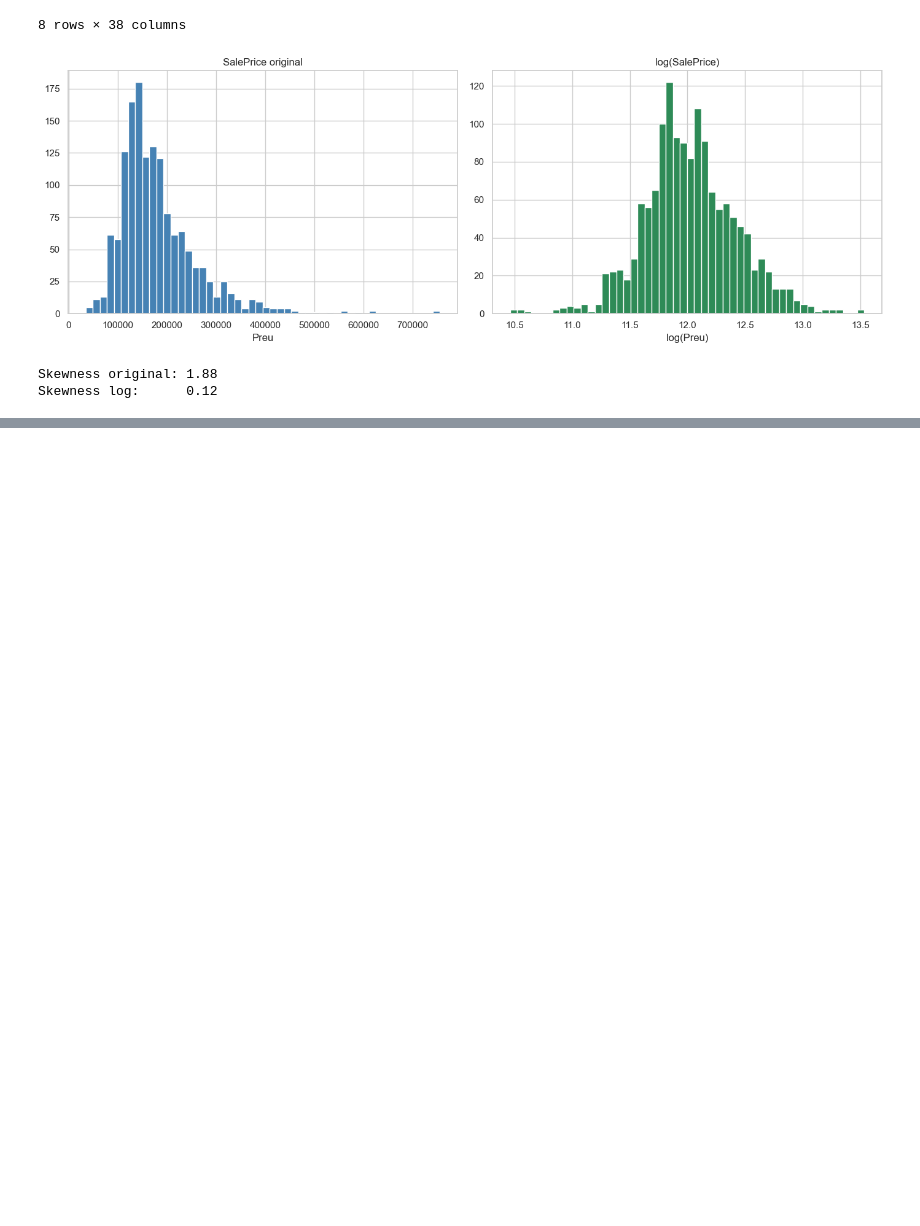
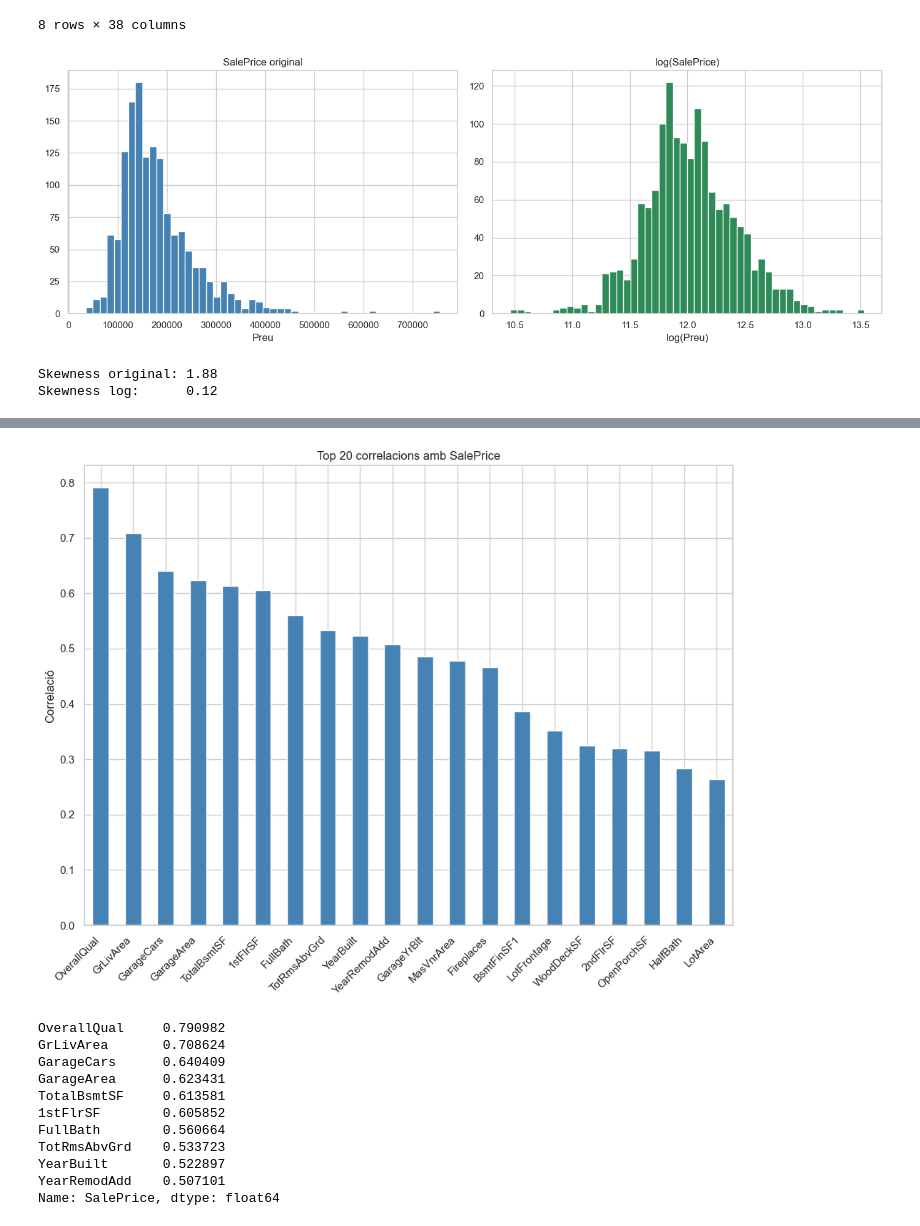
Before and after one commit to Carontsubs/kaggle-house-prices, a Jupyter notebook: notebooks/01_EDA.ipynb, the cells around one changed output, grey strips where cells are left out. Saved outputs shown, nothing was run; the diff lists cells and outputs as text; code cells hidden in the pictures; blank space fills up the shorter version.

```diff
--- a/notebooks/01_EDA.ipynb
+++ b/notebooks/01_EDA.ipynb
@@ -73,0 +112,25 @@ Skewness log:      0.12
+# %%
+corr = train.corr(numeric_only=True)['SalePrice'].sort_values(ascending=False)
+
+plt.figure(figsize=(10, 8))
+corr[1:21].plot(kind='bar', color='steelblue')  # top 20, excloem SalePrice mateix
+plt.title('Top 20 correlacions amb SalePrice')
+plt.ylabel('Correlació')
+plt.xticks(rotation=45, ha='right')
+plt.tight_layout()
+plt.show()
+
+print(corr[1:11])  # top 10 en text
+# %% [output]
+[figure, added]
+OverallQual     0.790982
+GrLivArea       0.708624
+GarageCars      0.640409
+GarageArea      0.623431
+TotalBsmtSF     0.613581
+1stFlrSF        0.605852
+FullBath        0.560664
+TotRmsAbvGrd    0.533723
+YearBuilt       0.522897
+YearRemodAdd    0.507101
+Name: SalePrice, dtype: float64
```
Also changed, not shown: parts of 1 cell of this notebook.
